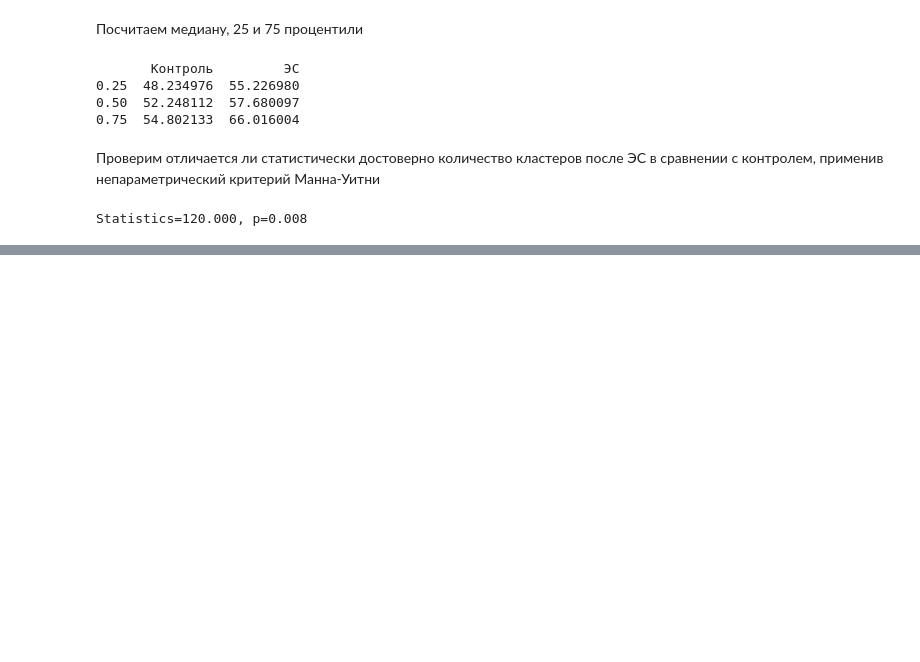
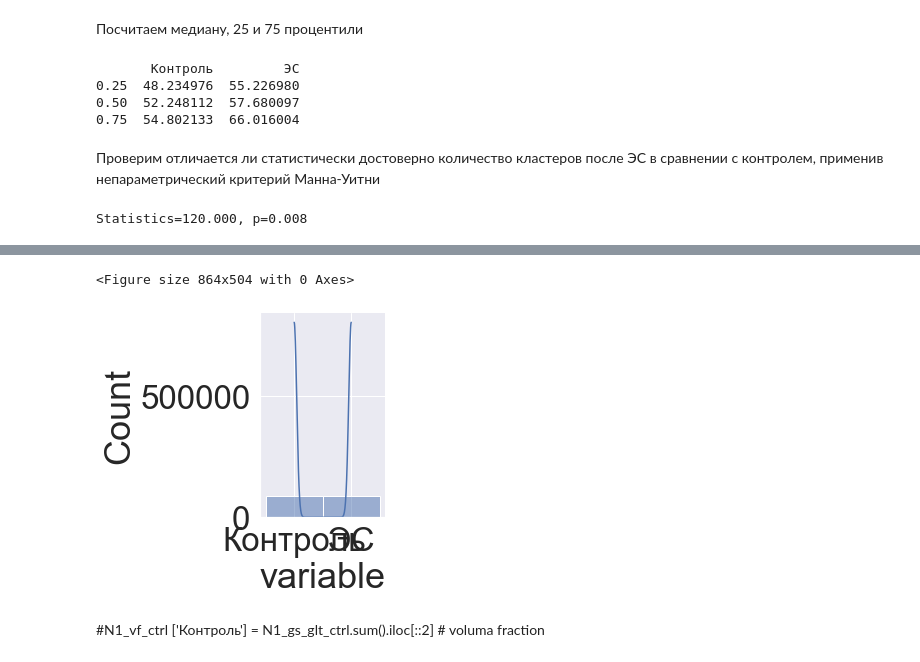
Before and after one commit to Nosa1323/Epilepsy_table_analysis, a Jupyter notebook: ICH_table_analysis.ipynb, the cells around one changed output, grey strips where cells are left out. Drawn from its saved outputs; the diff is of its cells as text; code cells hidden in the pictures; blank space fills up the shorter version.

```diff
--- a/ICH_table_analysis.ipynb
+++ b/ICH_table_analysis.ipynb
@@ -190,0 +196,18 @@ print(df)
+# %%
+
+with sns.plotting_context(font_scale=3), sns.axes_style('whitegrid'):
+    plt.figure(figsize=(12, 7)) # меняет размер графика
+    sns.set_style("whitegrid")
+    sns.set_theme(style="ticks")
+    sns.set(font_scale=3)
+#test = all_vol_glt['Контроль']
+#sns.histplot(all_vol_glt1,color='red')#,kde=True, multiple="stack", binwidth = 0.1)#, binwidth = 0.1 )#)
+#sns.boxplot(data = all_vol_glt, palette="vlag")
+#sns.histplot(all_vol_glt.iloc[:, 1],kde = True, stat='probability', binwidth= 0.1, bins = 50)
+#sns.pairplot(pd.melt(all_vol_glt), vars = ['Контроль', 'ЭС'], dropna = True)
+#sns.histplot(all_vol_glt2,color='red')#.info(memory_usage='deep')
+# %% [output]
+<Figure size 864x504 with 0 Axes>
+[figure, added]
+# %% [markdown]
+#N1_vf_ctrl  ['Контроль'] = N1_gs_glt_ctrl.sum().iloc[::2] # voluma fraction
```
Also changed, not shown: parts of 10 cells of this notebook, 1 other file.
